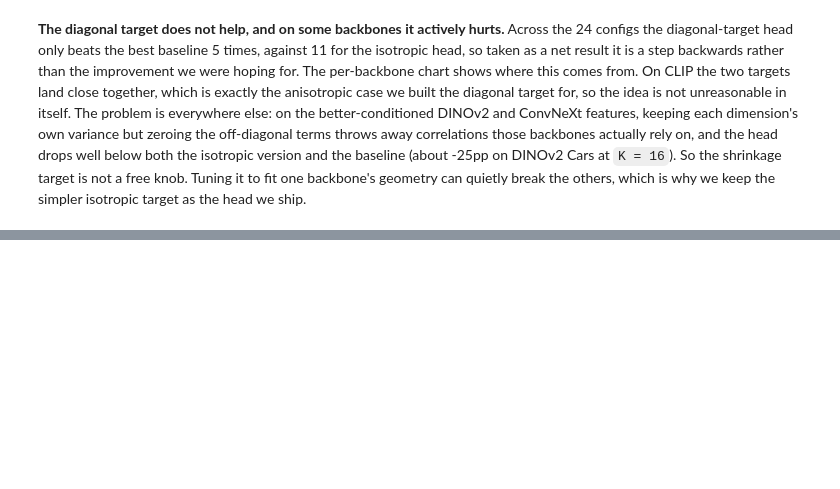
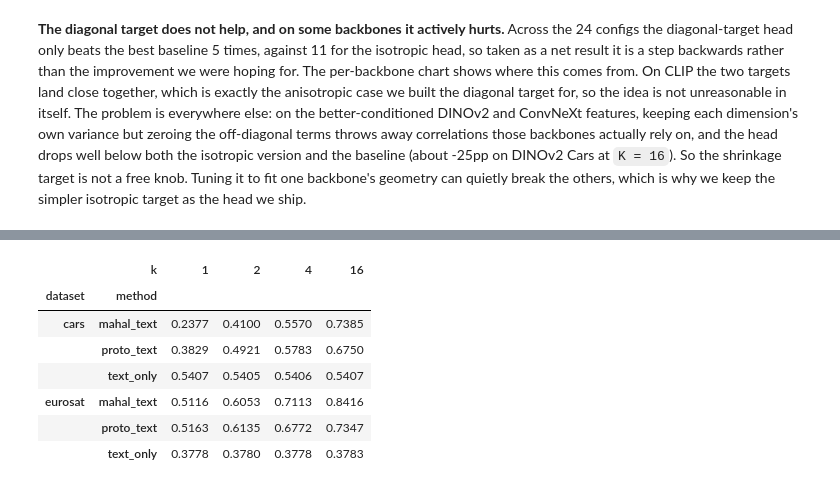
Before and after one commit to eyalsht/cv-hw2-few-shot-benchmarking, a Jupyter notebook: cv_hw2_312359284_314884834.ipynb, the cells around one changed output, grey strips where cells are left out. Cells and saved outputs as stored; diff of their text form; code cells hidden in the pictures; blank space fills up the shorter version.

```diff
--- a/cv_hw2_312359284_314884834.ipynb
+++ b/cv_hw2_312359284_314884834.ipynb
@@ -1675,0 +1889,83 @@ plt.tight_layout(); plt.show()
+# %%
+# 5.5 Run the fusion heads at full C-way over 10,000 episodes (CLIP, both datasets, all K), plus
+# the 5.6 ablation head at K=1 on every backbone. Same episode stream as the baselines (seed 42).
+# Resumable via CSV, like every other sweep in this notebook.
+# Memory note: these runs use budget=1.2e8 rather than the cell-17 default 3e8. The
+# Mahalanobis-family heads allocate (B, D, D) covariance solves plus (B, Nq, D) query products,
+# which peaks near 12 GB at 196-way with the default, and on Windows a small VRAM overshoot
+# silently pages to host memory and stalls the run ~100x instead of erroring (we hit this).
+# Results are batch-size independent, since episodes are sampled and scored independently.
+IMPROVED2_CSV = "improved2_results.csv"
+
+def run_combo2(features, method, k, n_episodes, text_protos=None, seed=SEED, n_query=15, budget=1.2e8):
+    C = len(features)
+    D = next(iter(features.values())).shape[1]
+    batch_size = batch_size_for(C, k, D, n_query, budget=budget)
+    rng = np.random.default_rng(seed)
+    accs, n_done = [], 0
+    while n_done < n_episodes:
+        cur = min(batch_size, n_episodes - n_done)
+        if text_protos is not None:
+            X_s, y_s, X_q, y_q, chosen = sample_episode_batch_cls(features, C, k, n_query, cur, rng)
+            preds = TEXT_PREDICTORS[method](X_s, y_s, X_q, text_protos[chosen])
+        else:
+            X_s, y_s, X_q, y_q = sample_episode_batch(features, C, k, n_query, cur, rng)
+            preds = BATCHED_PREDICTORS[method](X_s, y_s, X_q)
+        accs.append((preds == y_q.unsqueeze(0).expand(cur, -1)).float().mean(dim=1))
+        n_done += cur
+    accs = torch.cat(accs)
+    return accs.mean().item(), accs.std().item()
+
+improved2 = {}
+done2 = set()
+if os.path.exists(IMPROVED2_CSV):
+    prev = pd.read_csv(IMPROVED2_CSV)
+    done2 = set(zip(prev.dataset, prev.backbone, prev.method, prev.k))
+    for _, row in prev.iterrows():
+        improved2[(row.dataset, row.backbone, row.method, row.k)] = {
+            "C": row["C"], "episodes": row["episodes"], "mean": row["mean"], "std": row["std"]}
+
+def _save_improved2():
+    rows = [{"dataset": d, "backbone": bb, "method": m, "k": kk,
+             "C": v["C"], "episodes": v["episodes"], "mean": v["mean"], "std": v["std"]}
+            for (d, bb, m, kk), v in improved2.items()]
+    pd.DataFrame(rows).to_csv(IMPROVED2_CSV, index=False)
+
+for dataset_name in DATASETS:
+    features = load_features("clip", dataset_name)
+    C = len(features)
+    for method in ["text_only", "proto_text", "mahal_text"]:
+        for k in K_SHOTS:
+            combo = (dataset_name, "clip", method, k)
+            if combo in done2:
+                continue
+            mean_acc, std_acc = run_combo2(features, method, k, EPISODES[dataset_name],
+                                           text_protos=TEXT_PROTOS[dataset_name])
+            improved2[combo] = {"C": C, "episodes": EPISODES[dataset_name], "mean": mean_acc, "std": std_acc}
+            print(combo, f"C={C} acc={mean_acc:.4f}")
+            _save_improved2()
+
+for dataset_name in DATASETS:
+    for backbone_name in BACKBONES:
+        combo = (dataset_name, backbone_name, "mahalanobis_ts", 1)
+        if combo in done2:
+            continue
+        features = load_features(backbone_name, dataset_name)
+        mean_acc, std_acc = run_combo2(features, "mahalanobis_ts", 1, EPISODES[dataset_name])
+        improved2[combo] = {"C": len(features), "episodes": EPISODES[dataset_name],
+                            "mean": mean_acc, "std": std_acc}
+        print(combo, f"acc={mean_acc:.4f}")
+        _save_improved2()
+
+improved2_df = pd.read_csv(IMPROVED2_CSV)
+improved2_df[improved2_df.method != "mahalanobis_ts"].pivot_table(
+    index=["dataset", "method"], columns="k", values="mean").round(4)
+# %% [output]
+|  | k | 1 | 2 | 4 | 16 |
+| dataset | method |  |  |  |  |
+| cars | mahal_text | 0.2377 | 0.4100 | 0.5570 | 0.7385 |
+|  | proto_text | 0.3829 | 0.4921 | 0.5783 | 0.6750 |
+|  | text_only | 0.5407 | 0.5405 | 0.5406 | 0.5407 |
+| eurosat | mahal_text | 0.5116 | 0.6053 | 0.7113 | 0.8416 |
+|  | proto_text | 0.5163 | 0.6135 | 0.6772 | 0.7347 |
+|  | text_only | 0.3778 | 0.3780 | 0.3778 | 0.3783 |
```
Also changed, not shown: parts of 20 cells of this notebook, 3 other files.
